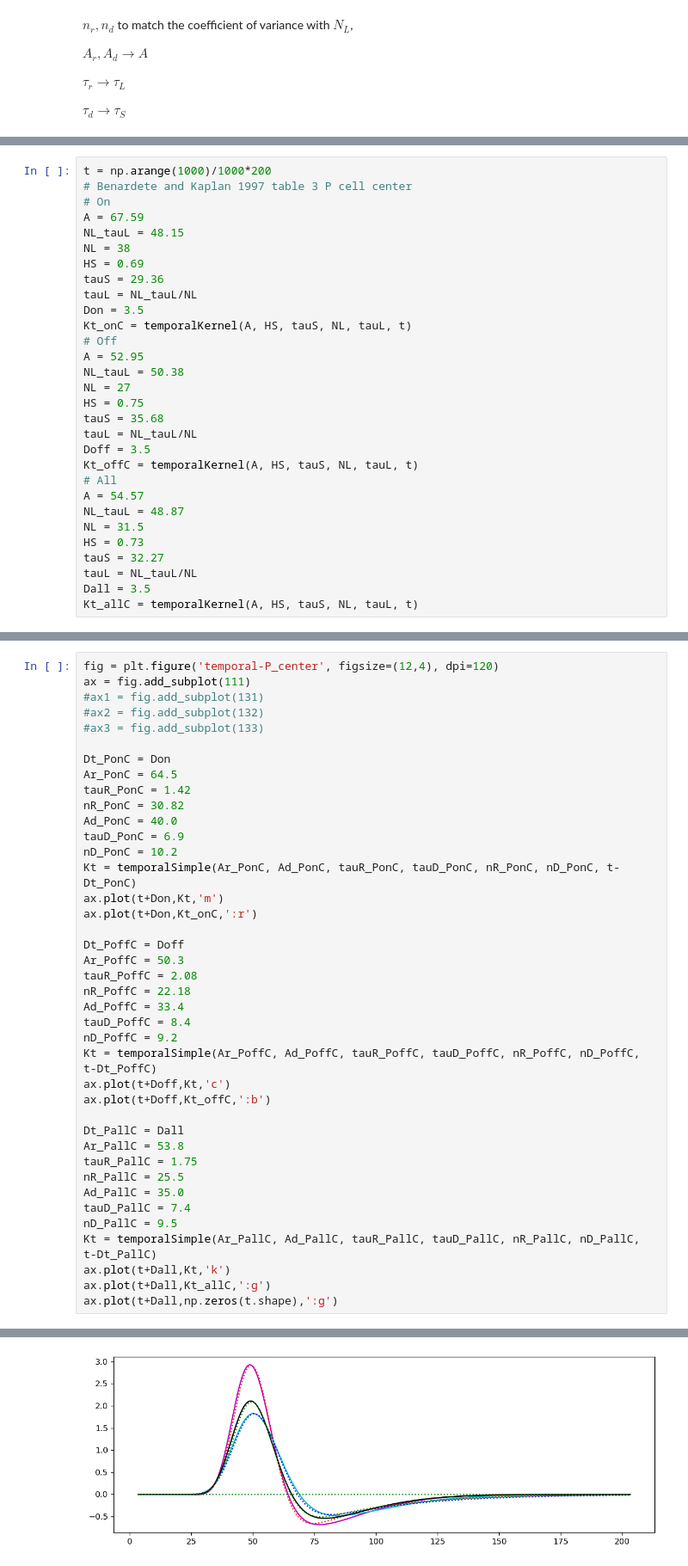
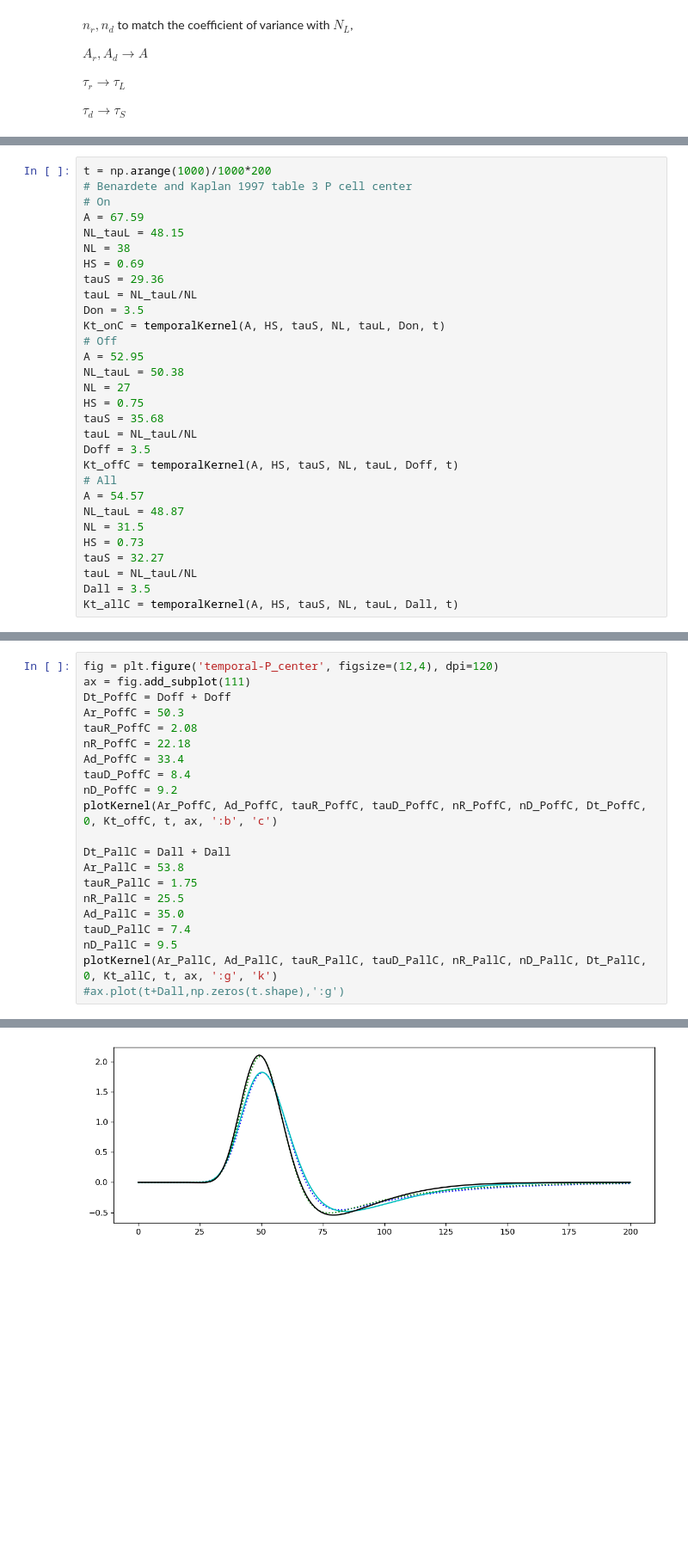
Before and after one commit to g13/patchV1, a Jupyter notebook: LGN_kernel.ipynb, the cells around one changed output, grey strips where cells are left out. Shown at 86% size. Drawn from its saved outputs; the diff is of its cells as text; blank space fills up the shorter version.

Commit message:
LGN_kernel fit draw compare, modification only made to PonC, all parameters stays the same, except all delay should times 2

```diff
--- a/LGN_kernel.ipynb
+++ b/LGN_kernel.ipynb
@@ -81,7 +87,7 @@ HS = 0.69
 tauS = 29.36
 tauL = NL_tauL/NL
 Don = 3.5
-Kt_onC = temporalKernel(A, HS, tauS, NL, tauL, t)
+Kt_onC = temporalKernel(A, HS, tauS, NL, tauL, Don, t)
 # Off
 A = 52.95
 NL_tauL = 50.38
@@ -90,7 +96,7 @@ HS = 0.75
 tauS = 35.68
 tauL = NL_tauL/NL
 Doff = 3.5
-Kt_offC = temporalKernel(A, HS, tauS, NL, tauL, t)
+Kt_offC = temporalKernel(A, HS, tauS, NL, tauL, Doff, t)
 # All
 A = 54.57
 NL_tauL = 48.87
@@ -99,4 +105,4 @@ HS = 0.73
 tauS = 32.27
 tauL = NL_tauL/NL
 Dall = 3.5
-Kt_allC = temporalKernel(A, HS, tauS, NL, tauL, t)
+Kt_allC = temporalKernel(A, HS, tauS, NL, tauL, Dall, t)
@@ -103,41 +158,22 @@ Kt_allC = temporalKernel(A, HS, tauS, NL, tauL, t)
 # %%
 fig = plt.figure('temporal-P_center', figsize=(12,4), dpi=120)
 ax = fig.add_subplot(111)
-#ax1 = fig.add_subplot(131)
-#ax2 = fig.add_subplot(132)
-#ax3 = fig.add_subplot(133)
-
-Dt_PonC = Don
-Ar_PonC = 64.5
-tauR_PonC = 1.42
-nR_PonC = 30.82
-Ad_PonC = 40.0
-tauD_PonC = 6.9
-nD_PonC = 10.2
-Kt = temporalSimple(Ar_PonC, Ad_PonC, tauR_PonC, tauD_PonC, nR_PonC, nD_PonC, t-Dt_PonC)
-ax.plot(t+Don,Kt,'m')
-ax.plot(t+Don,Kt_onC,':r')
-
-Dt_PoffC = Doff
+Dt_PoffC = Doff + Doff
 Ar_PoffC = 50.3
 tauR_PoffC = 2.08
 nR_PoffC = 22.18
 Ad_PoffC = 33.4
 tauD_PoffC = 8.4
 nD_PoffC = 9.2
-Kt = temporalSimple(Ar_PoffC, Ad_PoffC, tauR_PoffC, tauD_PoffC, nR_PoffC, nD_PoffC, t-Dt_PoffC)
-ax.plot(t+Doff,Kt,'c')
-ax.plot(t+Doff,Kt_offC,':b')
+plotKernel(Ar_PoffC, Ad_PoffC, tauR_PoffC, tauD_PoffC, nR_PoffC, nD_PoffC, Dt_PoffC, 0, Kt_offC, t, ax, ':b', 'c')
 
-Dt_PallC = Dall
+Dt_PallC = Dall + Dall
 Ar_PallC = 53.8
 tauR_PallC = 1.75
 nR_PallC = 25.5
 Ad_PallC = 35.0
 tauD_PallC = 7.4
 nD_PallC = 9.5
-Kt = temporalSimple(Ar_PallC, Ad_PallC, tauR_PallC, tauD_PallC, nR_PallC, nD_PallC, t-Dt_PallC)
-ax.plot(t+Dall,Kt,'k')
-ax.plot(t+Dall,Kt_allC,':g')
-ax.plot(t+Dall,np.zeros(t.shape),':g')
+plotKernel(Ar_PallC, Ad_PallC, tauR_PallC, tauD_PallC, nR_PallC, nD_PallC, Dt_PallC, 0, Kt_allC, t, ax, ':g', 'k')
+#ax.plot(t+Dall,np.zeros(t.shape),':g')
 # %% [output]
@@ -145,4 +180,4 @@ ax.plot(t+Dall,np.zeros(t.shape),':g')
-[figure, old version]
+[figure, new version]
 # %%
 t = np.arange(1000)/1000*200
 # Benardete and Kaplan 1997 table 5 and 6
```
Also changed, not shown: parts of 7 cells of this notebook.
